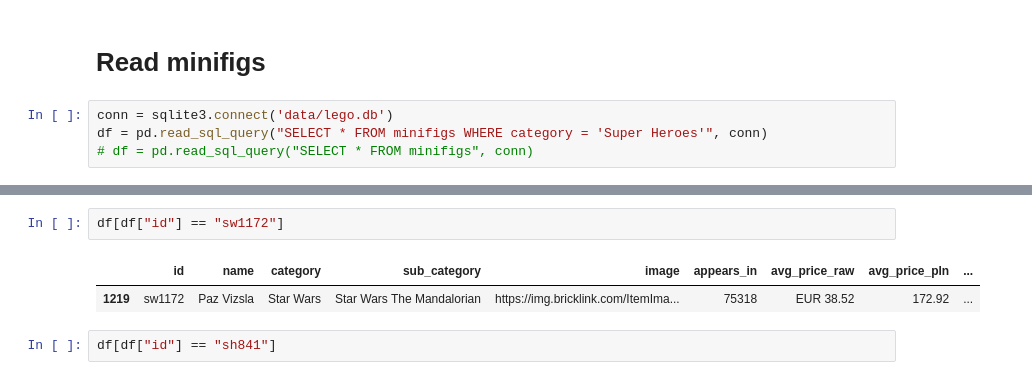
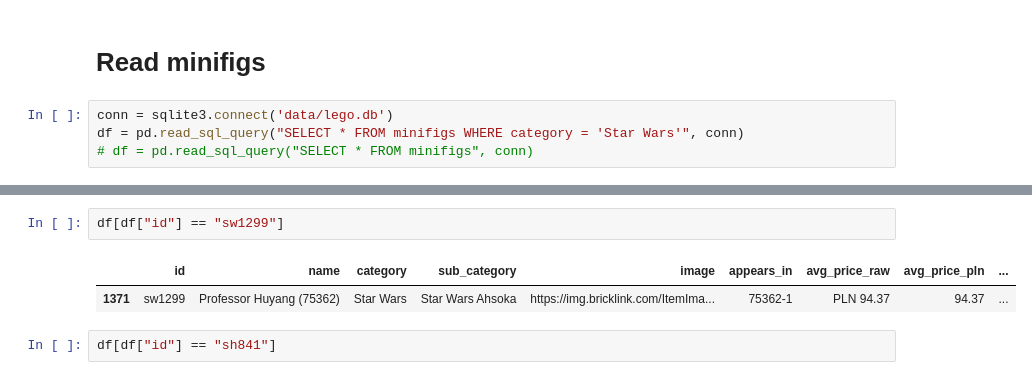
Before and after one commit to JonathanBonnaud/bricklink-notion-integration, a Jupyter notebook: jn_explore_db.ipynb, the cells around one changed output, grey strips where cells are left out. Saved outputs shown, nothing was run; the diff lists cells and outputs as text.

```diff
--- a/jn_explore_db.ipynb
+++ b/jn_explore_db.ipynb
@@ -6,7 +7,7 @@ import pandas as pd
 # Read minifigs
 # %%
 conn = sqlite3.connect('data/lego.db')
-df = pd.read_sql_query("SELECT * FROM minifigs WHERE category = 'Super Heroes'", conn)
+df = pd.read_sql_query("SELECT * FROM minifigs WHERE category = 'Star Wars'", conn)
 # df = pd.read_sql_query("SELECT * FROM minifigs", conn)
 # %%
 df.info()
@@ -59,8 +61,8 @@ df
 # %%
-df[df["id"] == "sw1172"]
+df[df["id"] == "sw1299"]
 # %% [output]
 |  | id | name | category | sub_category | image | appears_in | avg_price_raw | avg_price_pln | ... |
-| 1219 | sw1172 | Paz Vizsla | Star Wars | Star Wars The Mandalorian | https://img.bricklink.com/ItemIma... | 75318 | EUR 38.52 | 172.92 | ... |
+| 1371 | sw1299 | Professor Huyang (75362) | Star Wars | Star Wars Ahsoka | https://img.bricklink.com/ItemIma... | 75362-1 | PLN 94.37 | 94.37 | ... |
 # %%
 df[df["id"] == "sh841"]
 # %% [output]
```
Also changed, not shown: parts of 15 cells of this notebook, 4 other files.
